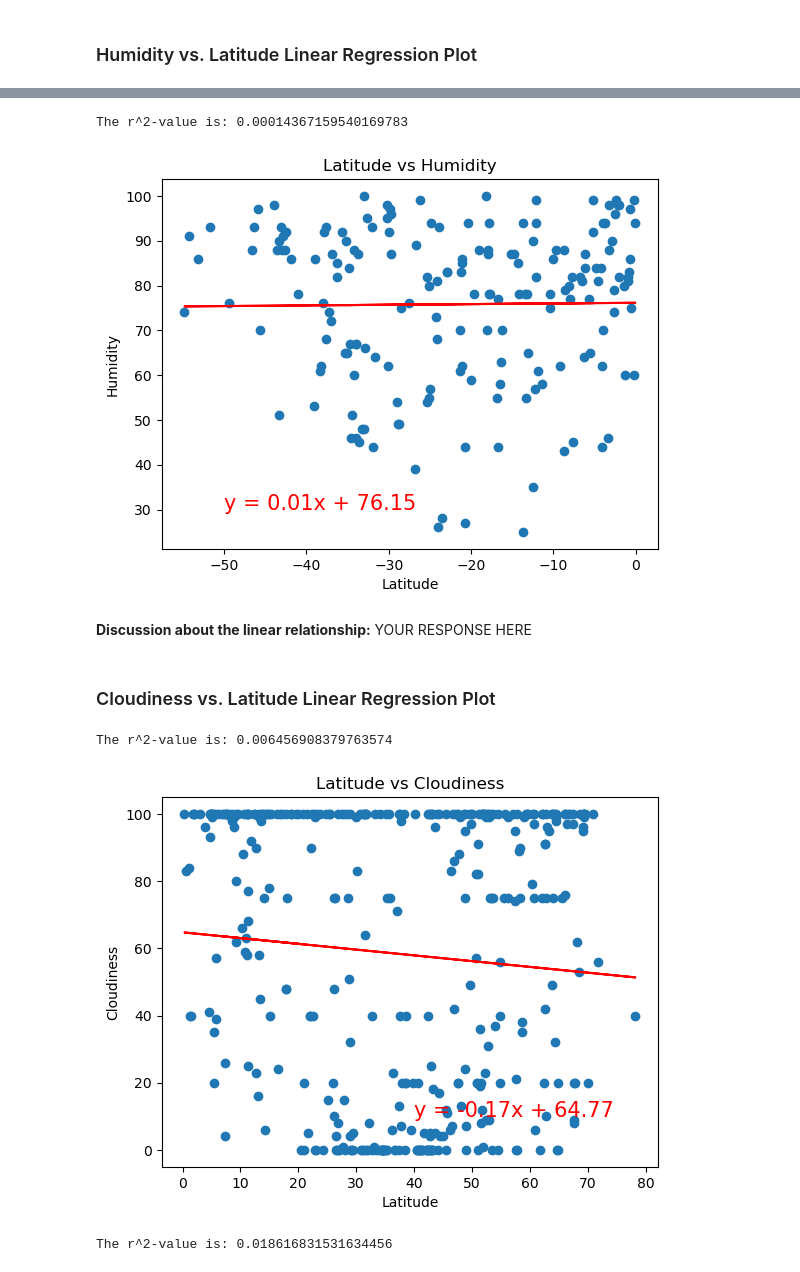
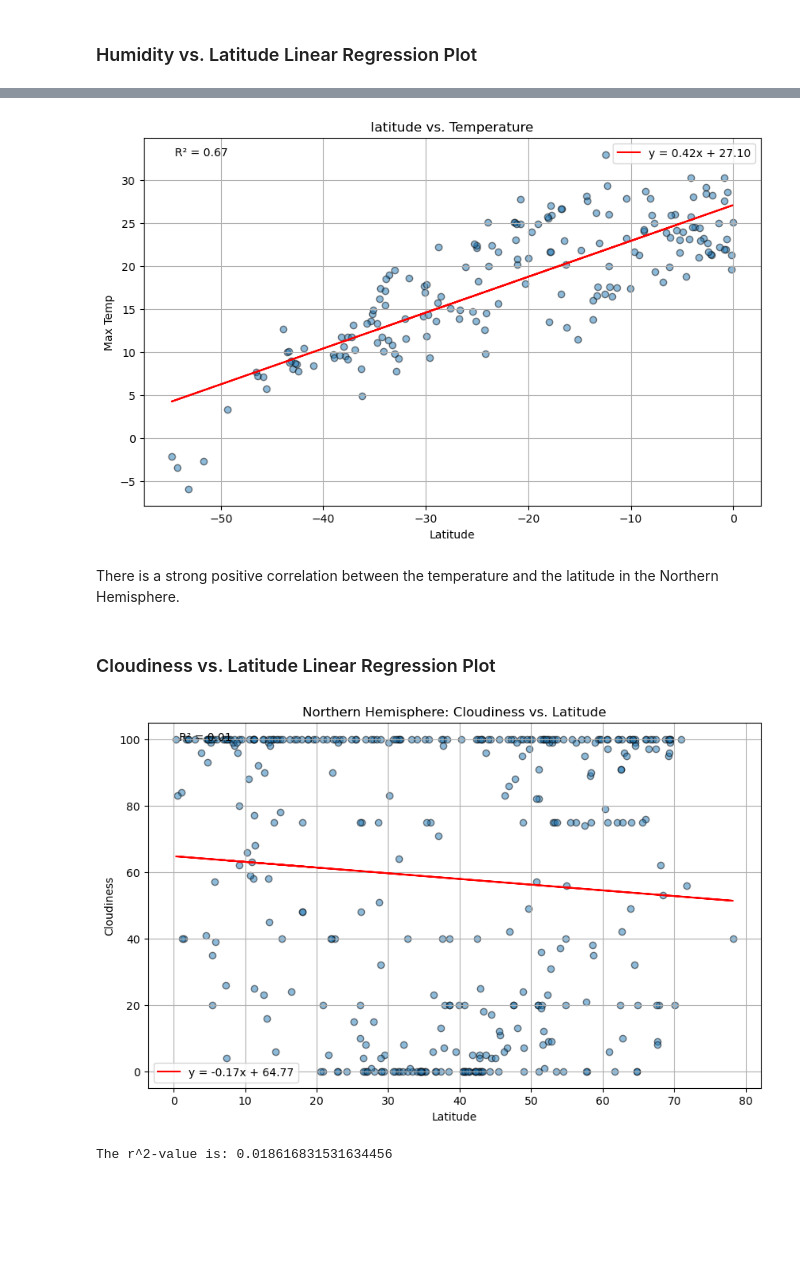
Before and after one commit to bschaeffer192/mod-6, a Jupyter notebook: WeatherPy2.ipynb, the cells around one changed output, grey strips where cells are left out. Drawn from its saved outputs; the diff is of its cells as text; code cells hidden in the pictures; blank space fills up the shorter version.

```diff
--- a/WeatherPy2.ipynb
+++ b/WeatherPy2.ipynb
@@ -257,6 +165,6 @@ city_data_df.to_csv("output_data/cities.csv", index_label="City_ID")
 # %%
 # Read saved data
-city_data_df = pd.read_csv("output_data/cities.csv", index_col="City_ID")
+city_data_df = pd.read_csv("cities.csv", index_col="City_ID")
 
 # Display sample data
 city_data_df.head()
@@ -391,6 +316,6 @@ plt.show()
 # %%
 # Create a DataFrame with the Northern Hemisphere data (Latitude >= 0)
-northern_hemi_df = pd.DataFrame(northern_hemi_data)
+northern_hemi_df = city_data_df.loc[(city_data_df["Lat"] >= 0)]
 
 # Display sample data
 northern_hemi_df.head()
@@ -404,10 +329,10 @@ northern_hemi_df.head()
 | 8 | howrah | 22.5892 | 88.3103 | 36.00 | 67 | 40 | 6.17 | IN | 1718607544 |
 # %%
 # Create a DataFrame with the Southern Hemisphere data (Latitude < 0)
-southern_hemi_df = pd.DataFrame(southern_hemi_data_df)
+southern_hemi_df = city_data_df.loc[(city_data_df["Lat"] < 0)]
 
 
 
 # Display sample data
-southern_hemi_data_df.head()
+southern_hemi_df.head()
 # %% [output]
@@ -468,7 +399,7 @@ def plot_temp_regression_south():
     # Create the linear regression
     slope, intercept, r_value, p_value, std_err = linregress(
         southern_hemi_df['Lat'],
-        southern_hemi_df['Max Temp(C)']
+        southern_hemi_df['Max Temp']
     )
 
     # Calculate regression values for plotting
@@ -476,7 +407,7 @@ def plot_temp_regression_south():
 
     # Create the plot
     plt.figure(figsize=(10, 6))
-    plt.scatter(northern_hemi_df['Lat'], northern_hemi_df['Max Temp(C)'],
+    plt.scatter(northern_hemi_df['Lat'], northern_hemi_df['Max Temp'],
                 alpha=0.5, edgecolor='black')
     plt.plot(northern_hemi_df['Lat'], regress_values, color='red',
              label=f'y = {slope:.2f}x + {intercept:.2f}')
@@ -549,47 +479,45 @@ The r^2-value is: 0.007659599322853922
 def plot_temp_regression_south():
     """
     Creates a linear regression plot for Temperature vs. Latitude in Northern Hemisphere
     Returns the R-value and regression equation
     """
     # Create the linear regression
     slope, intercept, r_value, p_value, std_err = linregress(
-        northern_hemi_df['Lat'],
-        northern_hemi_df['Max Temp(C)']
+        southern_hemi_df['Lat'],
+        southern_hemi_df['Max Temp']
     )
 
     # Calculate regression values for plotting
-    regress_values = slope * northern_hemi_df['Lat'] + intercept
+    regress_values = slope * southern_hemi_df['Lat'] + intercept
 
     # Create the plot
     plt.figure(figsize=(10, 6))
-    plt.scatter(northern_hemi_df['Lat'], northern_hemi_df['Max Temp(C)'],
+    plt.scatter(southern_hemi_df['Lat'], southern_hemi_df['Max Temp'],
                 alpha=0.5, edgecolor='black')
-    plt.plot(northern_hemi_df['Lat'], regress_values, color='red',
+    plt.plot(southern_hemi_df['Lat'], regress_values, color='red',
              label=f'y = {slope:.2f}x + {intercept:.2f}')
 
     # Add labels and title
-    plt.title('Northern Hemisphere: Temperature vs. Latitude')
+    plt.title('Southern Hemisphere: Temperature vs. Latitude')
     plt.xlabel('Latitude')
-    plt.ylabel('Max Temperature (°C)')
+    plt.ylabel('Max Temp')
     plt.grid(True)
     plt.legend()
 
     # Add R-squared value
     plt.text(0.05, 0.95, f'R² = {r_value**2:.2f}',
              transform=plt.gca().transAxes)
 
     return r_value**2, f'y = {slope:.2f}x + {intercept:.2f}'
 
 # Run the function
-r_squared_n, equation_n = plot_temp_regression_north()
+r_squared_n, equation_n = plot_temp_regression_south()
+plt.title("latitude vs. Temperature")
 plt.show()
-plt.title("latitude vs. humidity")
-plt.show()
 # %% [output]
-The r^2-value is: 0.00014367159540169783
-[figure, old version]
+[figure, new version]
-# %% [markdown]
-**Discussion about the linear relationship:** YOUR RESPONSE HERE
+# %% [markdown]
+There is a strong positive correlation between the temperature and the latitude in the Northern Hemisphere.
 # %% [markdown]
 ### Cloudiness vs. Latitude Linear Regression Plot
 # %%
@@ -602,7 +530,7 @@ def plot_temp_regression_north():
     # Create the linear regression
     slope, intercept, r_value, p_value, std_err = linregress(
         northern_hemi_df['Lat'],
-        northern_hemi_df['Max Temp(C)']
+        northern_hemi_df['Cloudiness']
     )
 
     # Calculate regression values for plotting
@@ -632,8 +560,7 @@ def plot_temp_regression_north():
 r_squared_n, equation_n = plot_temp_regression_north()
 plt.show()
 # %% [output]
-The r^2-value is: 0.006456908379763574
-[figure, old version]
+[figure, new version]
 # %%
 def plot_temp_regression_south():
     """
```
Also changed, not shown: parts of 27 cells of this notebook, 1 other file.
